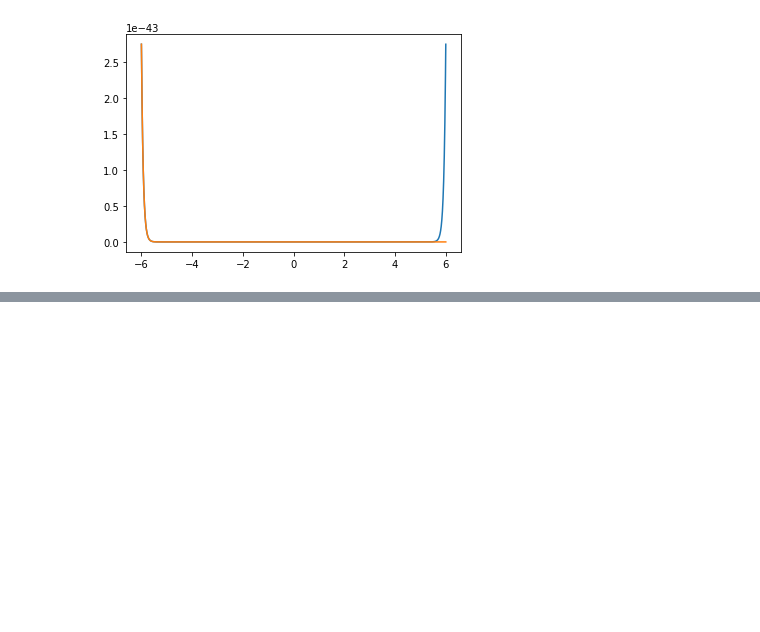
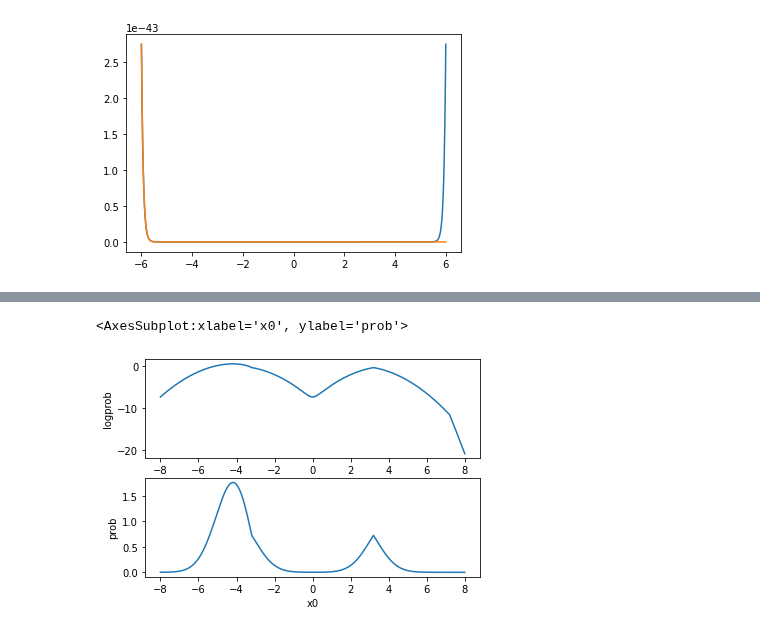
Before and after one commit to XingLLiu/u-stat-high-dim, a Jupyter notebook: mh.ipynb, the cells around one changed output, grey strips where cells are left out. Saved outputs shown, nothing was run; the diff lists cells and outputs as text; code cells hidden in the pictures; blank space fills up the shorter version.

```diff
--- a/mh.ipynb
+++ b/mh.ipynb
@@ -417,0 +491,8 @@ plt.plot(xx, np.exp(den_q_vec), label="q")
+# %%
+# log prob of perturbed q
+log_trans_q_off = lambda x: log_trans_q(x, log_prob_off_fn, log_prob_fn, best_std_off, dir_vec)
+class PerturbedQ:
+    def __init__(self):
+        pass
+    def log_prob(self, x):
+        return log_trans_q_off(x)
@@ -417,0 +521,18 @@ plt.plot(xx, np.exp(den_q_vec), label="q")
+# %%
+# log prob of 1-step mh-perturbed densities
+xx = tf.concat(
+    [tf.reshape(tf.linspace(-2*delta, 2*delta, 5000), (-1, 1)), tf.zeros((5000, dim-1))],
+    axis=1) # 200 x dim
+
+log_prob_trans_off = log_trans_q_off(xx).numpy()
+prob_trans_off = np.exp(log_prob_trans_off)
+log_prob_trans_off_df = pd.DataFrame(
+    {"logprob": log_prob_trans_off, "x0": xx[:, 0].numpy(), "prob": prob_trans_off})
+
+plt.subplot(2, 1, 1)
+sns.lineplot(data=log_prob_trans_off_df, x="x0", y="logprob")
+plt.subplot(2, 1, 2)
+sns.lineplot(data=log_prob_trans_off_df, x="x0", y="prob")
+# %% [output]
+<AxesSubplot:xlabel='x0', ylabel='prob'>
+[figure, added]
```
Also changed, not shown: parts of 21 cells of this notebook, 3 other files.
